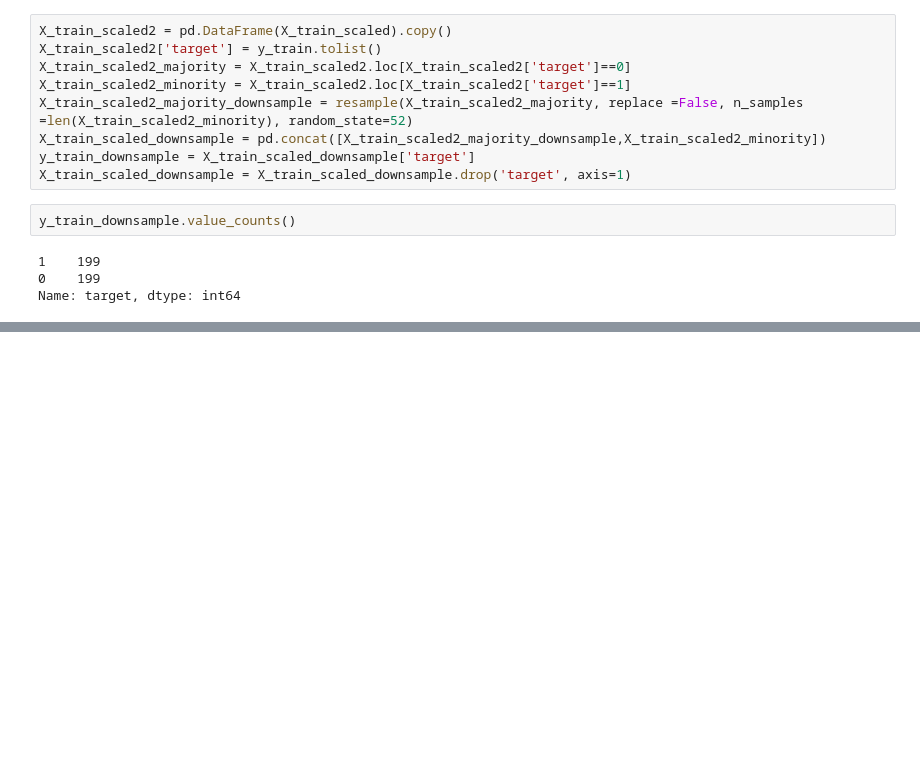
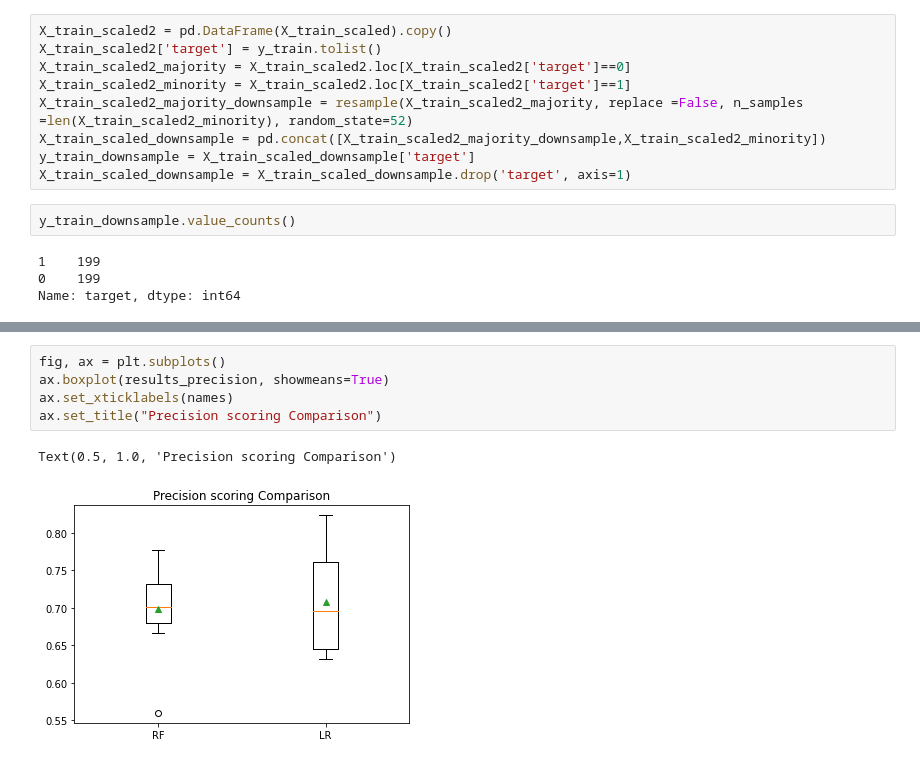
Before and after one commit to shreyansh273/GTx_6501, a Jupyter notebook: Week_4.ipynb, the cells around one changed output, grey strips where cells are left out. Cells and saved outputs as stored; diff of their text form; blank space fills up the shorter version.

```diff
--- a/Week_4.ipynb
+++ b/Week_4.ipynb
@@ -300,0 +245,8 @@ weighted avg       1.00      1.00      1.00       398
+# %%
+fig, ax = plt.subplots()
+ax.boxplot(results_precision, showmeans=True)
+ax.set_xticklabels(names)
+ax.set_title("Precision scoring Comparison")
+# %% [output]
+Text(0.5, 1.0, 'Precision scoring Comparison')
+[figure, added]
```
Also changed, not shown: parts of 18 cells of this notebook.
